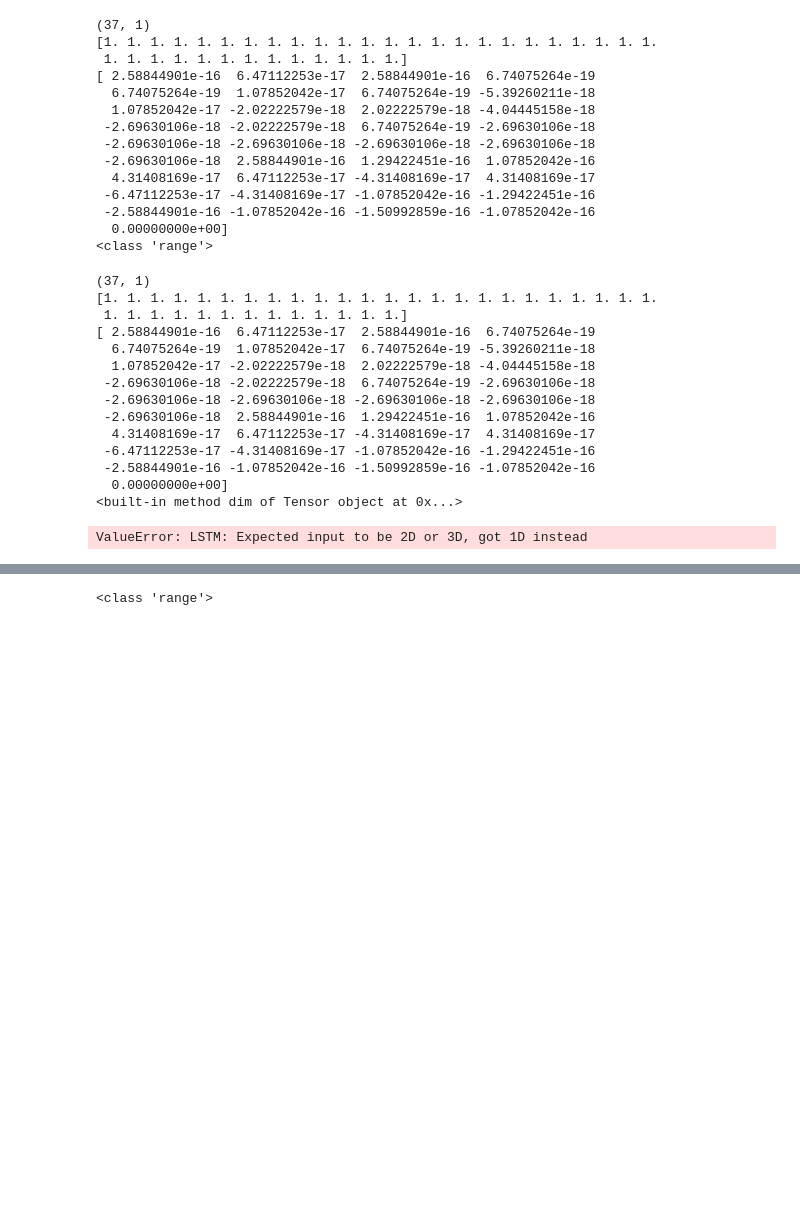
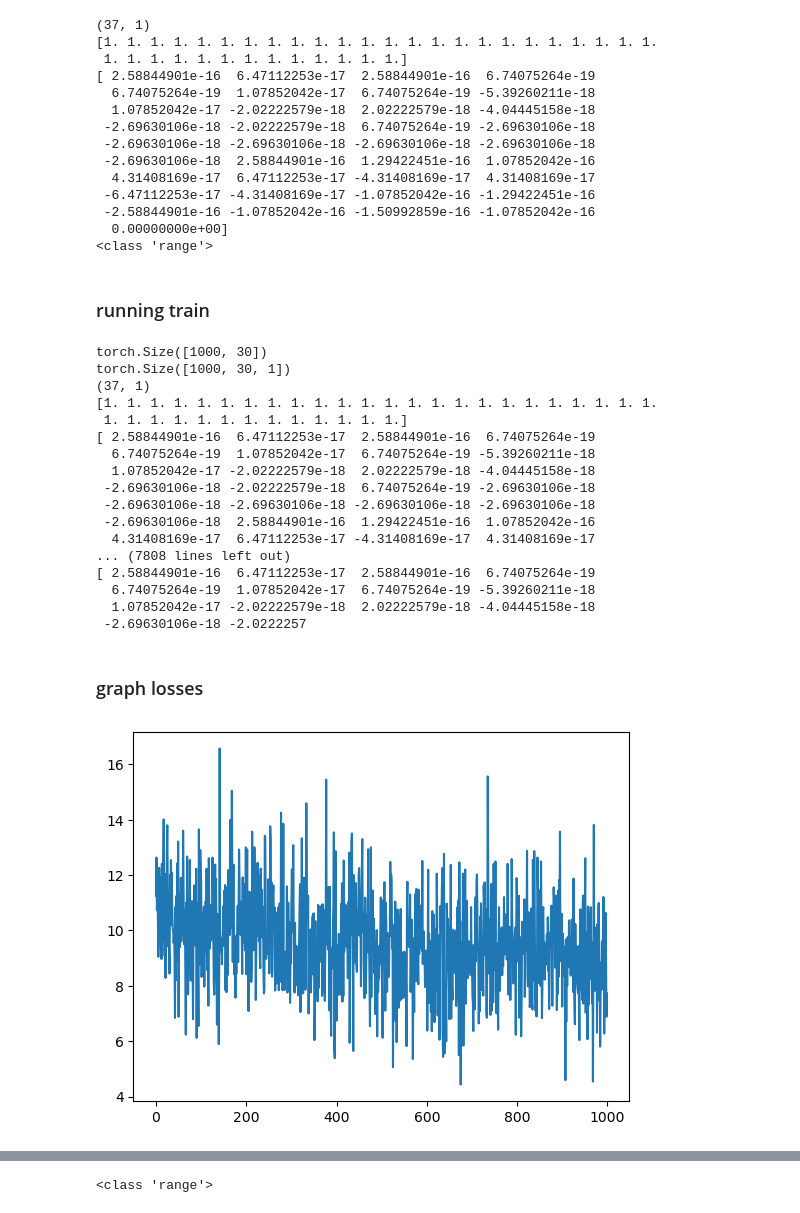
Before and after one commit to lynnha577/cell_classification, a Jupyter notebook: scripts/neuronetwork.ipynb, the cells around one changed output, grey strips where cells are left out. Saved outputs shown, nothing was run; the diff lists cells and outputs as text; code cells hidden in the pictures; blank space fills up the shorter version.

```diff
--- a/scripts/neuronetwork.ipynb
+++ b/scripts/neuronetwork.ipynb
@@ -8,11 +8,12 @@ class autoencoder(nn.Module):
     def __init__(self, input_size):
         super().__init__() # inherit everything from parent class (nn.modlue)
         hidden_dim = 64
-        self.encoder =  nn.LSTM(input_size=input_size, hidden_size=hidden_dim, num_layers=2, batch_first=True )
-        self.decoder = nn.LSTM(input_size=hidden_dim, hidden_size=input_size, num_layers=2, batch_first=True )
+        self.encoder =  nn.LSTM(input_size=input_size, hidden_size=hidden_dim, num_layers=3, batch_first=True )
+        self.decoder = nn.LSTM(input_size=hidden_dim, hidden_size=input_size, num_layers=3, batch_first=True )
+
     def encode(self, current_trace):
-        _, (h_n, _) = self.encoder(current_trace)
-        return h_n[-1]
+        output, (h_n, _) = self.encoder(current_trace)
+        return output
     def forward(self, x):
         representation = self.encode(x)
         output,_ = self.decoder(representation)
@@ -45,29 +49,36 @@ print(range)
  -2.58844901e-16 -1.07852042e-16 -1.50992859e-16 -1.07852042e-16
   0.00000000e+00]
 <class 'range'>
+# %% [markdown]
+### running train
 # %%
 # autoencoding
+input_size = 1
 model = autoencoder(input_size = input_size)
 criterion = nn.MSELoss() # mean squared error between each input and target
 optimizer = optim.Adam(model.parameters(), lr=0.0005)
 
 # store trainging data
 X_train = torch.transpose(input_tensor, 0, 1)
-Y_train = output_tensor # tensor is a way to store the data
+print(X_train.size())
+X_train = torch.unsqueeze(X_train, 2)
+print(X_train.size())
 
 num_epochs = 1000
 losses = np.empty((num_epochs,))
 # runs 200 training
+num_epochs=1000
 
 for i in range(num_epochs):
-    input_tensor, output_tensor = sample_batch_training_data(cell_id, input_size, sample_size, output_size)
+    input_tensor, output_tensor = sample_batch_training_data(cell_id, sequence_length, sample_size, output_size)
     X_train = torch.transpose(input_tensor, 0, 1)
-    print(X_train.dim)
-    Y_train = torch.transpose(output_tensor, 0, 1)
-    y_prediction = model(X_train) #predicts voltage
-    print(Y_train.size())
-    print(y_prediction.size())
-    loss = criterion(y_prediction, Y_train) # calculates mean squared error
+    X_train = torch.unsqueeze(X_train, 2)
+    print(X_train.dim())
+
+    representation, y_prediction = model(X_train) #predicts voltage
+
+    print("y_prediction:", y_prediction.size())
+    loss = criterion(y_prediction, X_train) # calculates mean squared error
     optimizer.zero_grad() # reset gradient
     loss.backward() # differentiates error with respect to parameters > tells us how we should change the weights
     optimizer.step() # impliments changing the weights
@@ -76,6 +87,8 @@ for i in range(num_epochs):
 print(losses)
 print(range)
 # %% [output]
+torch.Size([1000, 30])
+torch.Size([1000, 30, 1])
 (37, 1)
 [1. 1. 1. 1. 1. 1. 1. 1. 1. 1. 1. 1. 1. 1. 1. 1. 1. 1. 1. 1. 1. 1. 1. 1.
  1. 1. 1. 1. 1. 1. 1. 1. 1. 1. 1. 1. 1.]
@@ -86,8 +99,16 @@ print(range)
  -2.69630106e-18 -2.69630106e-18 -2.69630106e-18 -2.69630106e-18
  -2.69630106e-18  2.58844901e-16  1.29422451e-16  1.07852042e-16
   4.31408169e-17  6.47112253e-17 -4.31408169e-17  4.31408169e-17
- -6.47112253e-17 -4.31408169e-17 -1.07852042e-16 -1.29422451e-16
- -2.58844901e-16 -1.07852042e-16 -1.50992859e-16 -1.07852042e-16
-  0.00000000e+00]
-<built-in method dim of Tensor object at 0x...>
+... (7808 lines left out)
+[ 2.58844901e-16  6.47112253e-17  2.58844901e-16  6.74075264e-19
+  6.74075264e-19  1.07852042e-17  6.74075264e-19 -5.39260211e-18
+  1.07852042e-17 -2.02222579e-18  2.02222579e-18 -4.04445158e-18
+ -2.69630106e-18 -2.0222257
-ValueError: LSTM: Expected input to be 2D or 3D, got 1D instead
+# %% [markdown]
+### graph losses
+# %%
+import matplotlib.pyplot as plt
+plt.plot(losses)
+plt.show()
+# %% [output]
+[figure, added]
```
Also changed, not shown: parts of 13 cells of this notebook, 2 other files.
